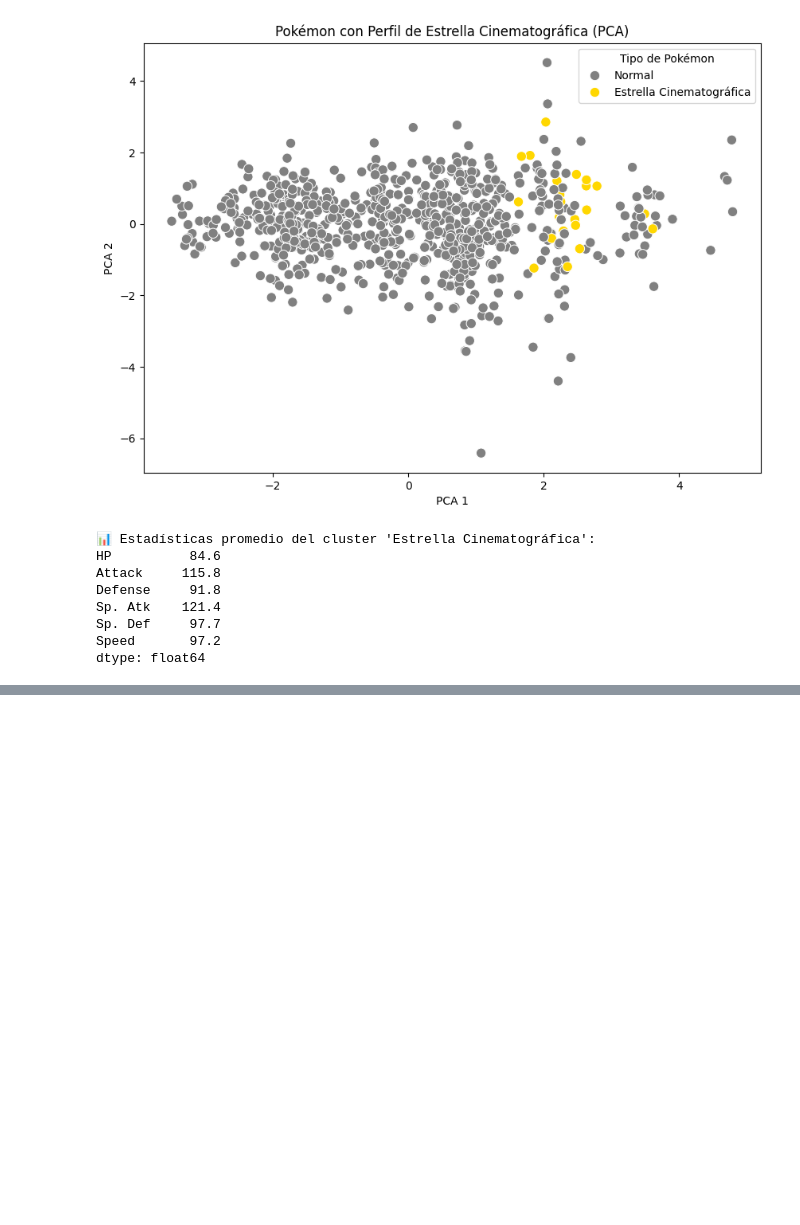
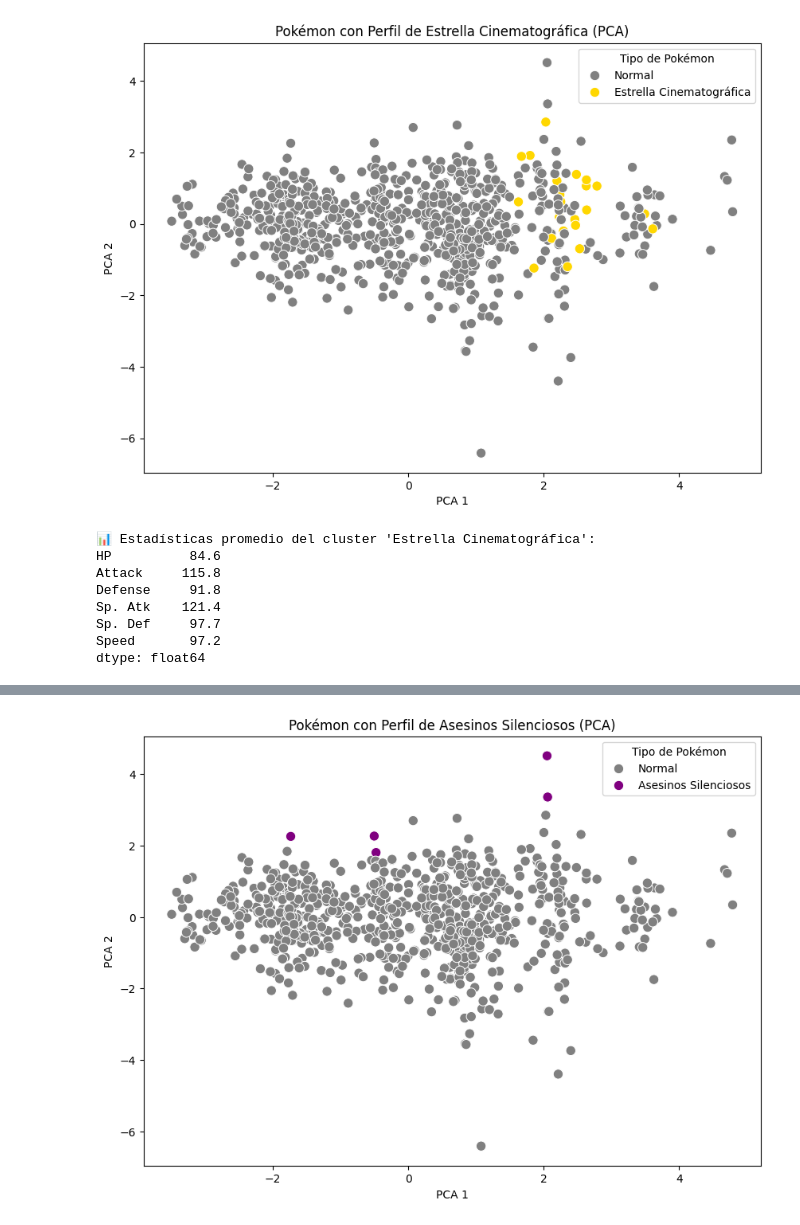
Before and after one commit to Bakudi/Kmeans-ia, a Jupyter notebook: src/kmeans.ipynb, the cells around one changed output, grey strips where cells are left out. Drawn from its saved outputs; the diff is of its cells as text; code cells hidden in the pictures; blank space fills up the shorter version.

Commit message:
agregados asesinos silenciosos

```diff
--- a/src/kmeans.ipynb
+++ b/src/kmeans.ipynb
@@ -273,0 +289,18 @@ dtype: float64
+# %%
+# --- 2. Filtrado del cluster personalizado ---
+
+# Alta velocidad + alto ataque (físico o especial) + poca vida + poca defensa
+asesinos_df = df[
+    (df['Speed'] >= high_speed_threshold) &
+    ((df['Attack'] >= high_atk_threshold) | (df['Sp. Atk'] >= high_spatk_threshold)) &
+    (df['HP'] <= low_hp_threshold) &
+    (df['Defense'] <= low_def_threshold)
+].copy()
+
+# Asignar nombre del cluster
+asesinos_df['CustomCluster'] = 'Asesinos Silenciosos'
+
+# --- 3. Mostrar tabla de resultados ---
+
+print(f"\n🗡️ Pokémon con perfil de Asesinos Silenciosos ({len(asesinos_df)} encontrados):")
+print(asesinos_df[['Name', 'Attack', 'Sp. Atk', 'Speed', 'HP', 'Defense']].sort_values(by='Speed', ascending=False))
@@ -273,0 +315,21 @@ dtype: float64
+# %%
+# --- 4. Visualización en PCA ---
+
+# Preparar columna para visualización
+df['CustomCluster3'] = 'Normal'
+df.loc[asesinos_df.index, 'CustomCluster3'] = 'Asesinos Silenciosos'
+
+plt.figure(figsize=(10, 7))
+sns.scatterplot(
+    data=df, x='PCA1', y='PCA2',
+    hue='CustomCluster3',
+    palette={'Normal': 'gray', 'Asesinos Silenciosos': 'purple'},
+    s=80
+)
+plt.title("Pokémon con Perfil de Asesinos Silenciosos (PCA)")
+plt.xlabel("PCA 1")
+plt.ylabel("PCA 2")
+plt.legend(title='Tipo de Pokémon')
+plt.show()
+# %% [output]
+[figure, added]
```
Also changed, not shown: parts of 7 cells of this notebook, 1 other file.
